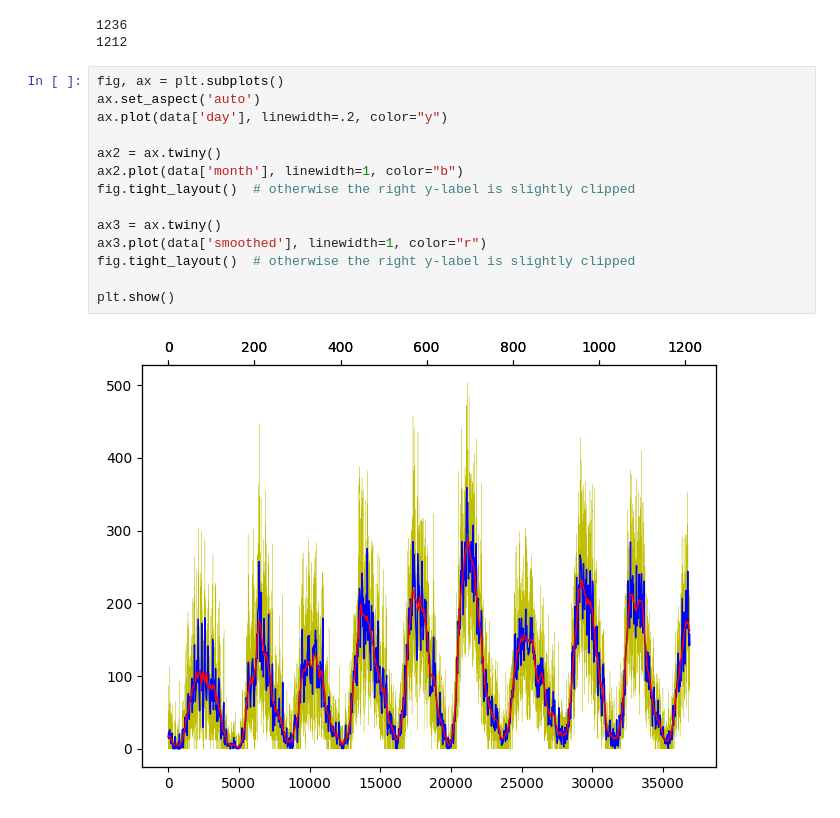
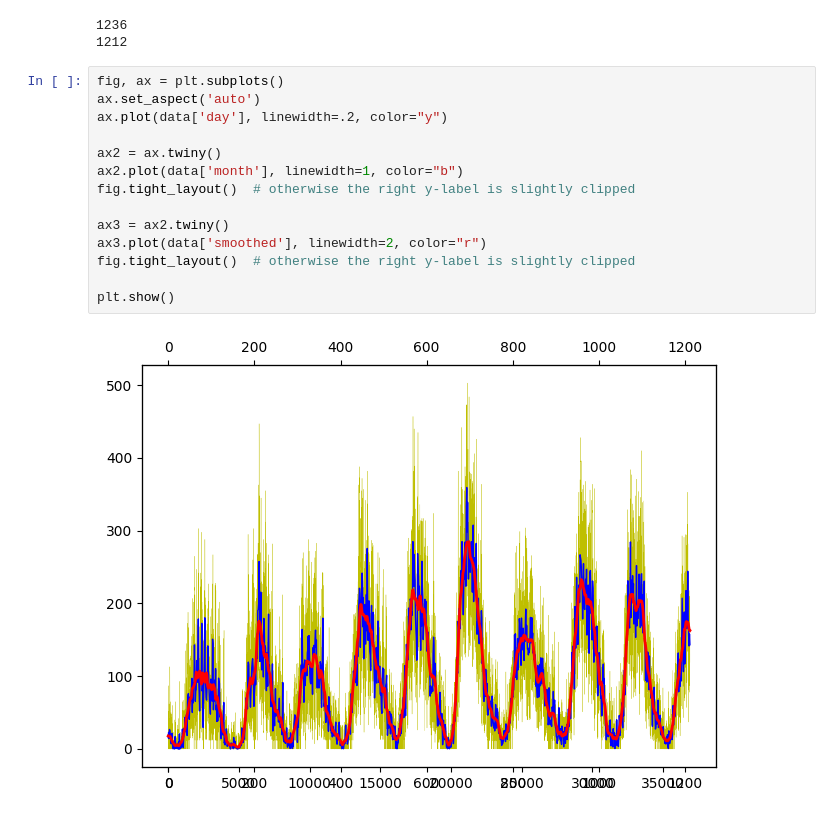
Before and after one commit to Lucas-E/Solar-Spot-Analysis---Drielly-Machado, a Jupyter notebook: prova.ipynb, the cells around one changed output. Drawn from its saved outputs; the diff is of its cells as text.

```diff
--- a/prova.ipynb
+++ b/prova.ipynb
@@ -373,16 +383,16 @@ data = dataForGraph(daily, monthly, 1900, 2000)
 # %%
 fig, ax = plt.subplots()
 ax.set_aspect('auto')
 ax.plot(data['day'], linewidth=.2, color="y")
 
 ax2 = ax.twiny()
 ax2.plot(data['month'], linewidth=1, color="b")
 fig.tight_layout()  # otherwise the right y-label is slightly clipped
 
-ax3 = ax.twiny()
-ax3.plot(data['smoothed'], linewidth=1, color="r")
+ax3 = ax2.twiny()
+ax3.plot(data['smoothed'], linewidth=2, color="r")
 fig.tight_layout()  # otherwise the right y-label is slightly clipped
 
 plt.show()
 # %% [output]
-[figure, old version]
+[figure, new version]
```
Also changed, not shown: parts of 6 cells of this notebook, 1 other file.
